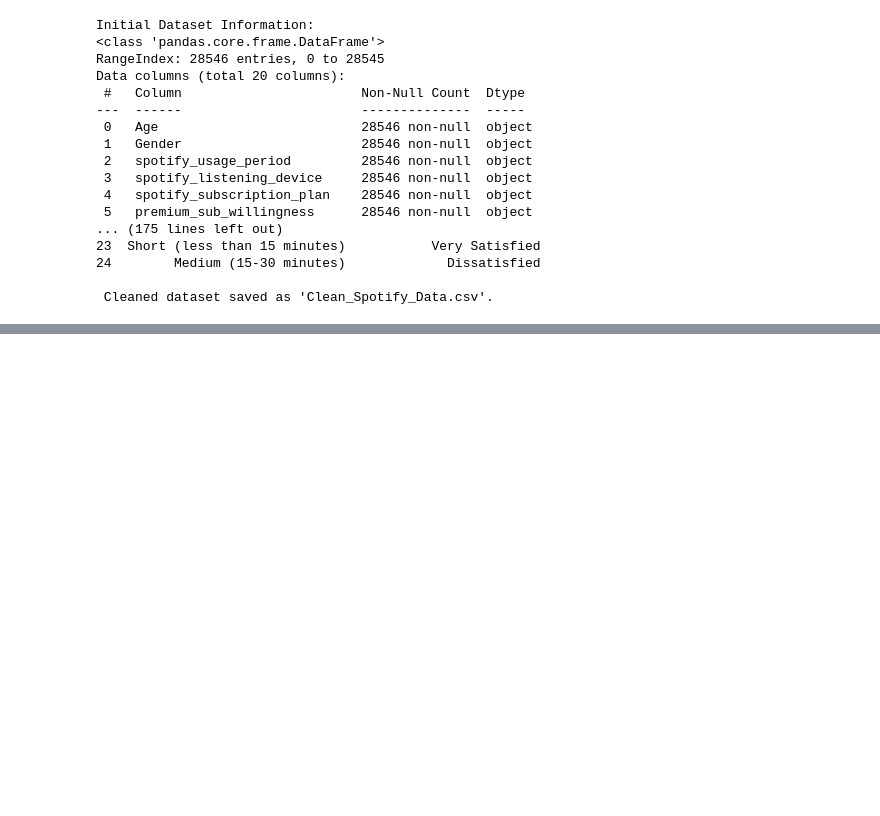
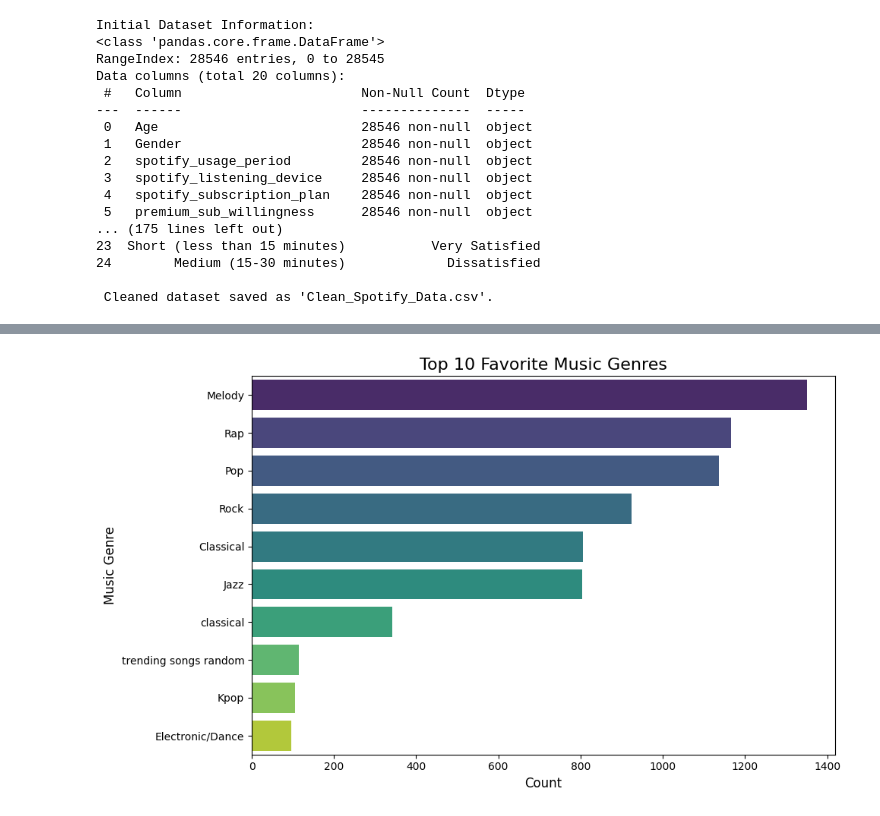
Before and after one commit to SabiJoseph/PRODIGY_DS_01, a Jupyter notebook: PRODIGY_DS_01.ipynb, the cells around one changed output, grey strips where cells are left out. Cells and saved outputs as stored; diff of their text form; code cells hidden in the pictures; blank space fills up the shorter version.

```diff
--- a/PRODIGY_DS_01.ipynb
+++ b/PRODIGY_DS_01.ipynb
@@ -106,0 +169,20 @@ Data columns (total 20 columns):
+# %%
+#4. Favorite Music Genres
+music_genre_counts = spotify_data_cleaned['fav_music_genre'].value_counts().head(10)
+
+plt.figure(figsize=(10, 6))
+sns.barplot(
+    x=music_genre_counts.values,
+    y=music_genre_counts.index,
+    palette='viridis',
+    hue=music_genre_counts.index,
+    dodge=False,
+    legend=False
+)
+plt.title('Top 10 Favorite Music Genres', fontsize=16)
+plt.xlabel('Count', fontsize=12)
+plt.ylabel('Music Genre', fontsize=12)
+plt.tight_layout()
+plt.show()
+# %% [output]
+[figure, added]
```
Also changed, not shown: parts of 11 cells of this notebook.
